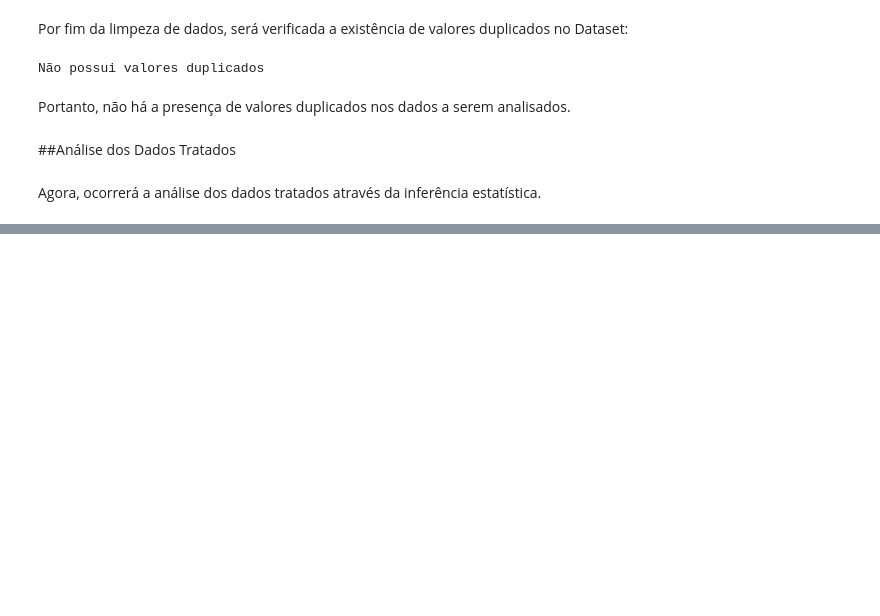
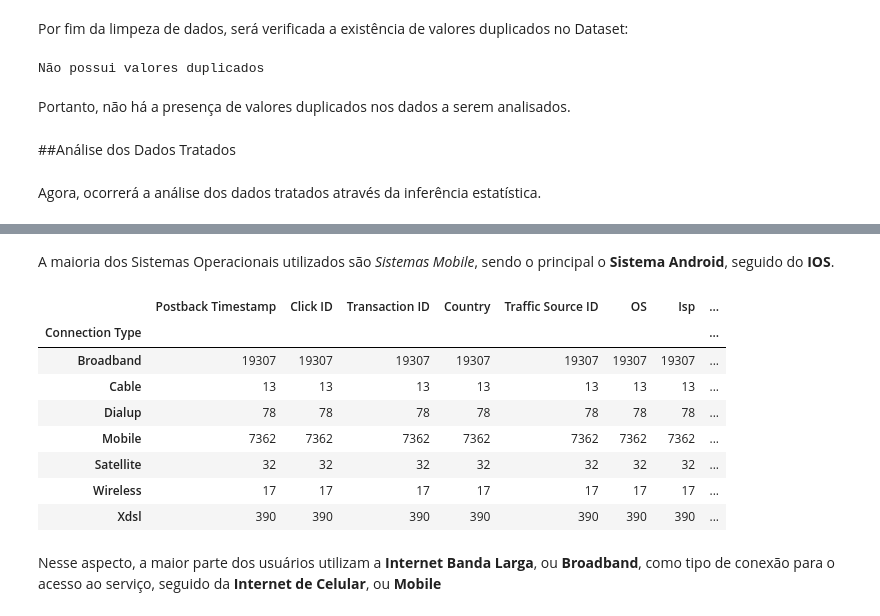
Before and after one commit to GinLuc/Case-Data-Analytics-Intern---RankMyApp, a Jupyter notebook: Analise_9CaBer_RankMyApp.ipynb, the cells around one changed output, grey strips where cells are left out. Cells and saved outputs as stored; diff of their text form; code cells hidden in the pictures; blank space fills up the shorter version.

```diff
--- a/Analise_9CaBer_RankMyApp.ipynb
+++ b/Analise_9CaBer_RankMyApp.ipynb
@@ -257 +373,18 @@ Inicialmente será analisado os dados do atributo **Traffic Source ID**, sendo a
+# %% [markdown]
+A maioria dos Sistemas Operacionais utilizados são *Sistemas Mobile*, sendo o principal o **Sistema Android**, seguido do **IOS**.
+# %%
+#Amostragem dos tipos de Transações realizadas
+taxi_app.groupby(["Connection Type"]).count()
+# %% [output]
+|  | Postback Timestamp | Click ID | Transaction ID | Country | Traffic Source ID | OS | Isp | ... |
+| Connection Type |  |  |  |  |  |  |  | ... |
+| Broadband | 19307 | 19307 | 19307 | 19307 | 19307 | 19307 | 19307 | ... |
+| Cable | 13 | 13 | 13 | 13 | 13 | 13 | 13 | ... |
+| Dialup | 78 | 78 | 78 | 78 | 78 | 78 | 78 | ... |
+| Mobile | 7362 | 7362 | 7362 | 7362 | 7362 | 7362 | 7362 | ... |
+| Satellite | 32 | 32 | 32 | 32 | 32 | 32 | 32 | ... |
+| Wireless | 17 | 17 | 17 | 17 | 17 | 17 | 17 | ... |
+| Xdsl | 390 | 390 | 390 | 390 | 390 | 390 | 390 | ... |
+# %% [markdown]
+Nesse aspecto, a maior parte dos usuários utilizam a **Internet Banda Larga**, ou **Broadband**, como tipo de conexão para o acesso ao serviço, seguido da **Internet de Celular**, ou **Mobile**
 # %%
```
Also changed, not shown: parts of 24 cells of this notebook.
